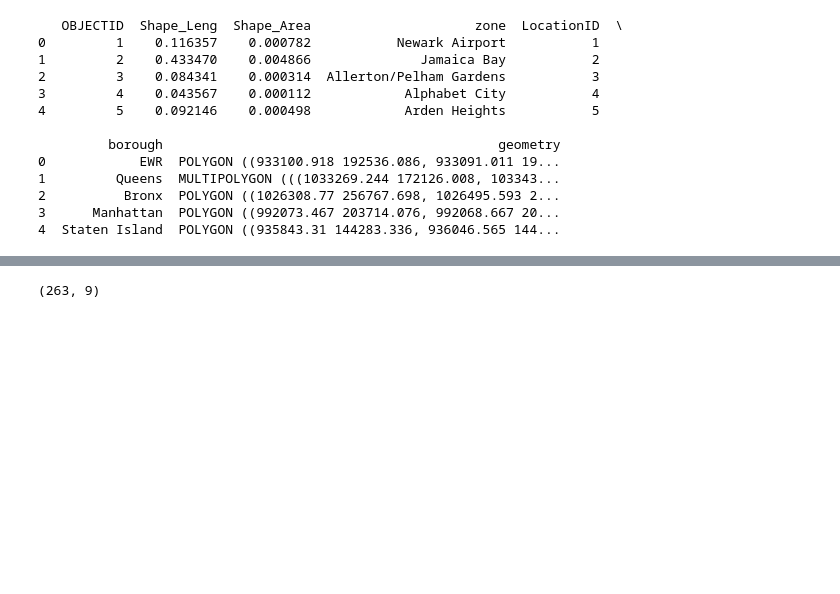
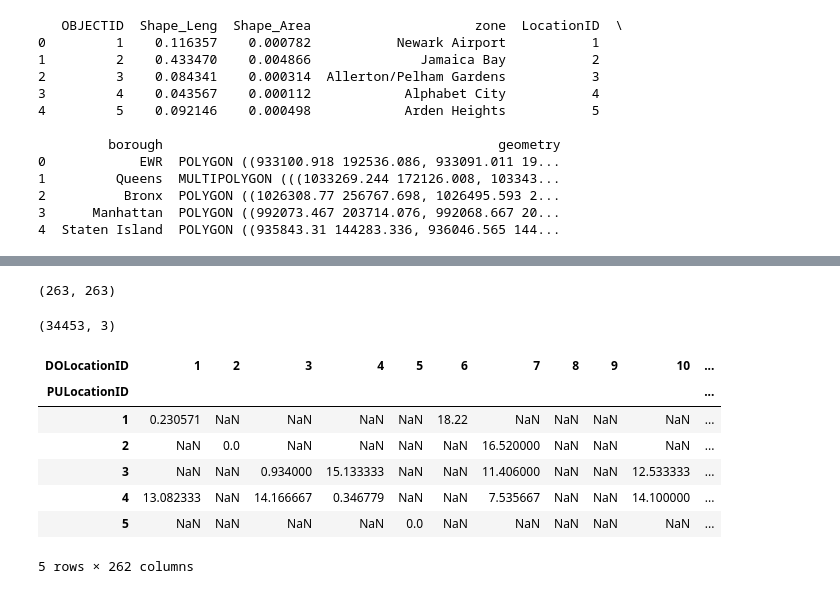
Before and after one commit to HemachandraKolisetty/nyc_taxi_analysis, a Jupyter notebook: scratch.ipynb, the cells around one changed output, grey strips where cells are left out. Saved outputs shown, nothing was run; the diff lists cells and outputs as text; code cells hidden in the pictures; blank space fills up the shorter version.

```diff
--- a/scratch.ipynb
+++ b/scratch.ipynb
@@ -300,4 +410,8 @@ zones['latitude'] = zones['geometry'].centroid.y
 # %%
-zones.shape
+distances_df.shape
 # %% [output]
-(263, 9)
+(263, 263)
+# %%
+combs_df.shape
+# %% [output]
+(34453, 3)
@@ -303,0 +436,36 @@ zones.shape
+# %%
+parquet_folder = 'data/train'
+all_files = glob.glob(os.path.join(parquet_folder, 'yellow_tripdata_2024-*.parquet'))
+df_list = [pd.read_parquet(file) for file in all_files]
+df = pd.concat(df_list, ignore_index=True)
+
+# extract PULocationId and DOLocationId, and trip_distance
+df = df[['PULocationID', 'DOLocationID', 'trip_distance']]
+
+# create a matrix of trip distances with pickup and dropoff locations as rows and columns and average trip distance as values
+# pivot the dataframe
+df_pivot = df.pivot_table(index='PULocationID', columns='DOLocationID', values='trip_distance', aggfunc='mean')
+
+# # remove the index name and column name
+# df_pivot.index.name = None
+# df_pivot.columns.name = None
+
+# # remove index
+# df_pivot.reset_index(drop=True, inplace=True)
+
+# # fill NaN values with 0
+# df_pivot.fillna(0, inplace=True)
+
+# # save the pivot table to a csv file
+# df_pivot.to_csv('trip_distance_matrix.csv')
+# %%
+df_pivot.head()
+# %% [output]
+| DOLocationID | 1 | 2 | 3 | 4 | 5 | 6 | 7 | 8 | 9 | 10 | ... |
+| PULocationID |  |  |  |  |  |  |  |  |  |  | ... |
+| 1 | 0.230571 | NaN | NaN | NaN | NaN | 18.22 | NaN | NaN | NaN | NaN | ... |
+| 2 | NaN | 0.0 | NaN | NaN | NaN | NaN | 16.520000 | NaN | NaN | NaN | ... |
+| 3 | NaN | NaN | 0.934000 | 15.133333 | NaN | NaN | 11.406000 | NaN | NaN | 12.533333 | ... |
+| 4 | 13.082333 | NaN | 14.166667 | 0.346779 | NaN | NaN | 7.535667 | NaN | NaN | 14.100000 | ... |
+| 5 | NaN | NaN | NaN | NaN | 0.0 | NaN | NaN | NaN | NaN | NaN | ... |
+5 rows × 262 columns
```
Also changed, not shown: parts of 11 cells of this notebook.
